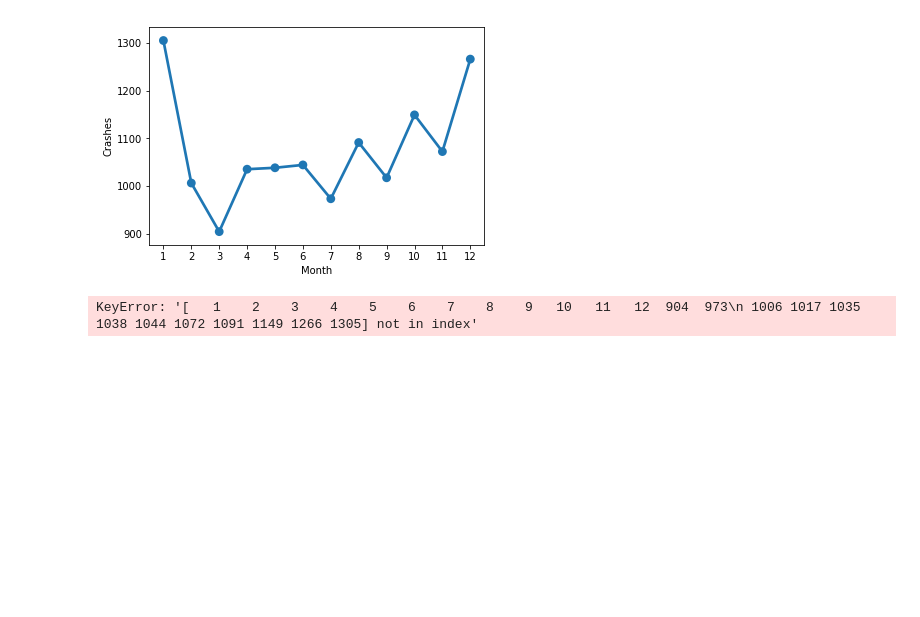
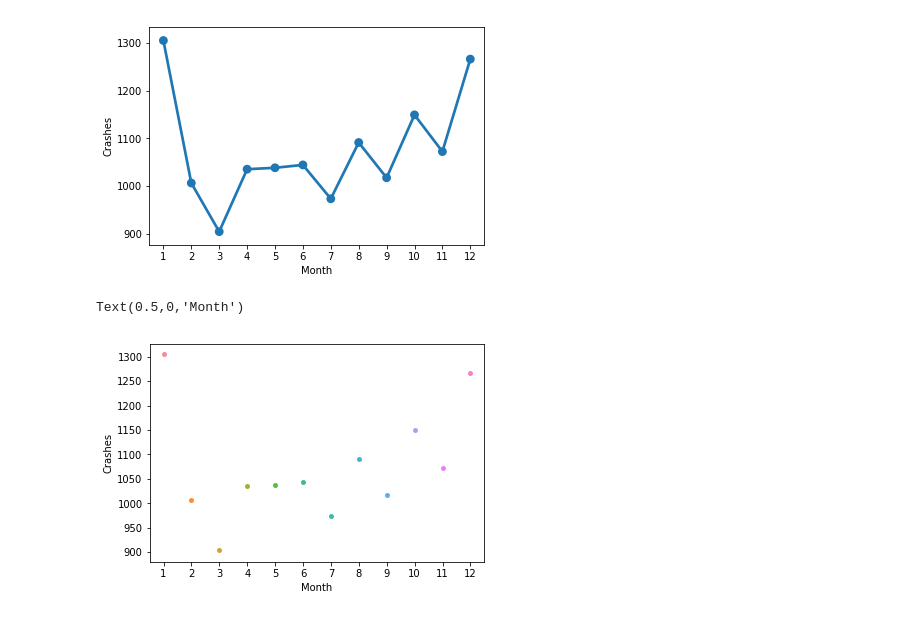
Before and after one commit to crlau/unit-1-drills, a Jupyter notebook: county_crashes.ipynb, the cells around one changed output. Drawn from its saved outputs; the diff is of its cells as text; code cells hidden in the pictures; blank space fills up the shorter version.

```diff
--- a/county_crashes.ipynb
+++ b/county_crashes.ipynb
@@ -38,6 +40,9 @@ g.set_xlabel('Month')
 Text(0.5,0,'Month')
 [figure]
 # %%
-sns.lmplot(x=monthly_crashes.index, y=monthly_crashes['CRASH_CRN'], data=monthly_crashes)
+h = sns.stripplot(x=monthly_crashes.index, y=monthly_crashes['CRASH_CRN'], data=monthly_crashes)
+h.set_ylabel('Crashes')
+h.set_xlabel('Month')
 # %% [output]
-KeyError: '[   1    2    3    4    5    6    7    8    9   10   11   12  904  973\n 1006 1017 1035 1038 1044 1072 1091 1149 1266 1305] not in index'
+Text(0.5,0,'Month')
+[figure, added]
```
Also changed, not shown: parts of 13 cells of this notebook.
